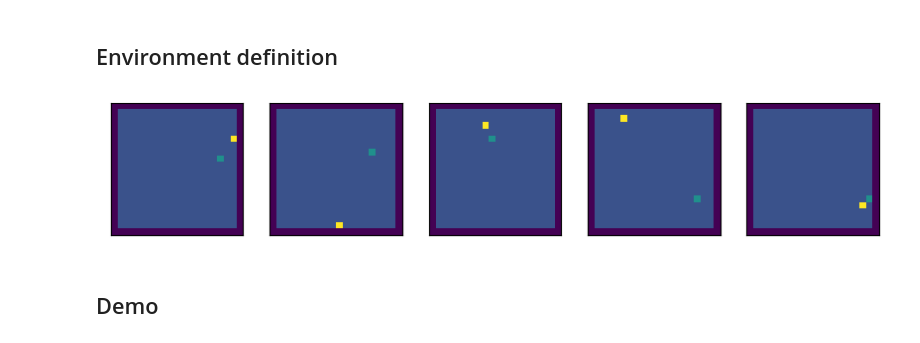
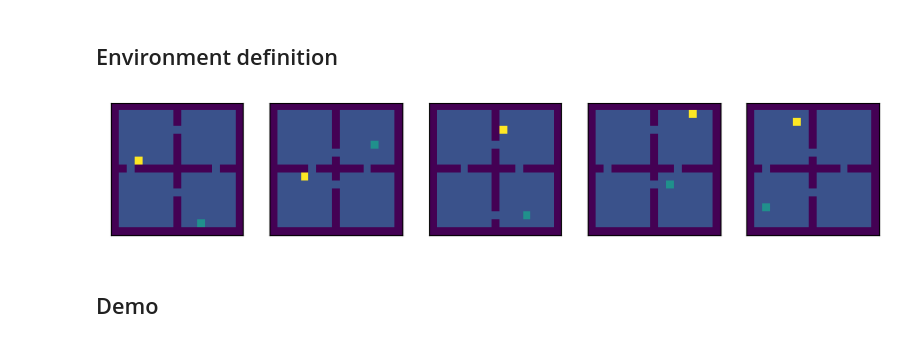
Before and after one commit to AlbertoSinigaglia/snake-reinforcement-learning, a Jupyter notebook: code_refactor/main.ipynb, the cells around one changed output. Drawn from its saved outputs; the diff is of its cells as text; code cells hidden in the pictures.

```diff
--- a/code_refactor/main.ipynb
+++ b/code_refactor/main.ipynb
@@ -20,22 +20,22 @@ LOAD_FROM_MEMORY = False
 # %%
 %matplotlib inline
 def get_env(n=1000):
-    return OriginalSnakeEnvironment(n, 20)
+    return Walls17x17SnakeEnvironment(n)
 env_ = get_env()
 GAMMA = .9
 ITERATIONS = 10000
 EPSILON = 0.02
 LAMBDA_VALUE = 0.
 LAMBDA_AGENT = 0.
 #  ALPHA = 0.1
 
 fig,axs=plt.subplots(1,min(len(env_.boards), 5), figsize=(10,3))
 for ax, board in zip(axs, env_.boards):
     ax.get_yaxis().set_visible(False)
     ax.get_xaxis().set_visible(False)
     ax.imshow(board, origin="lower")
 # %% [output]
-[figure, old version]
+[figure, new version]
 # %% [markdown]
 ## Demo
 # %%
```
Also changed, not shown: parts of 4 cells of this notebook, 11 other files.
